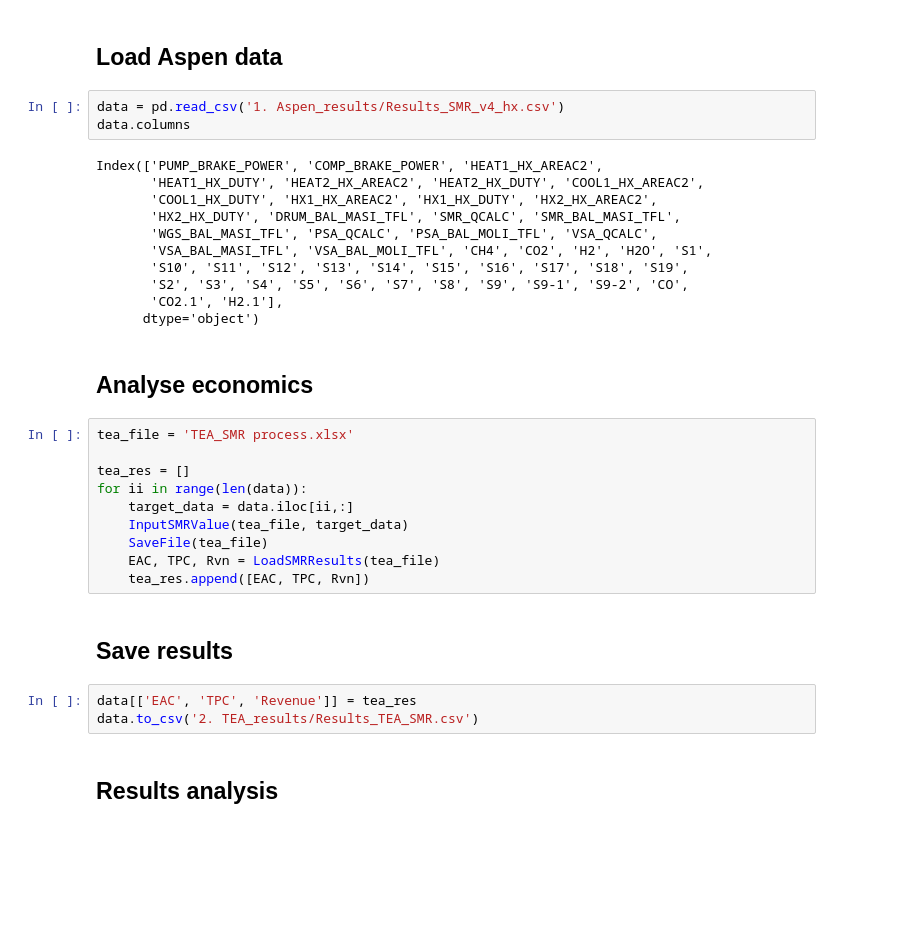
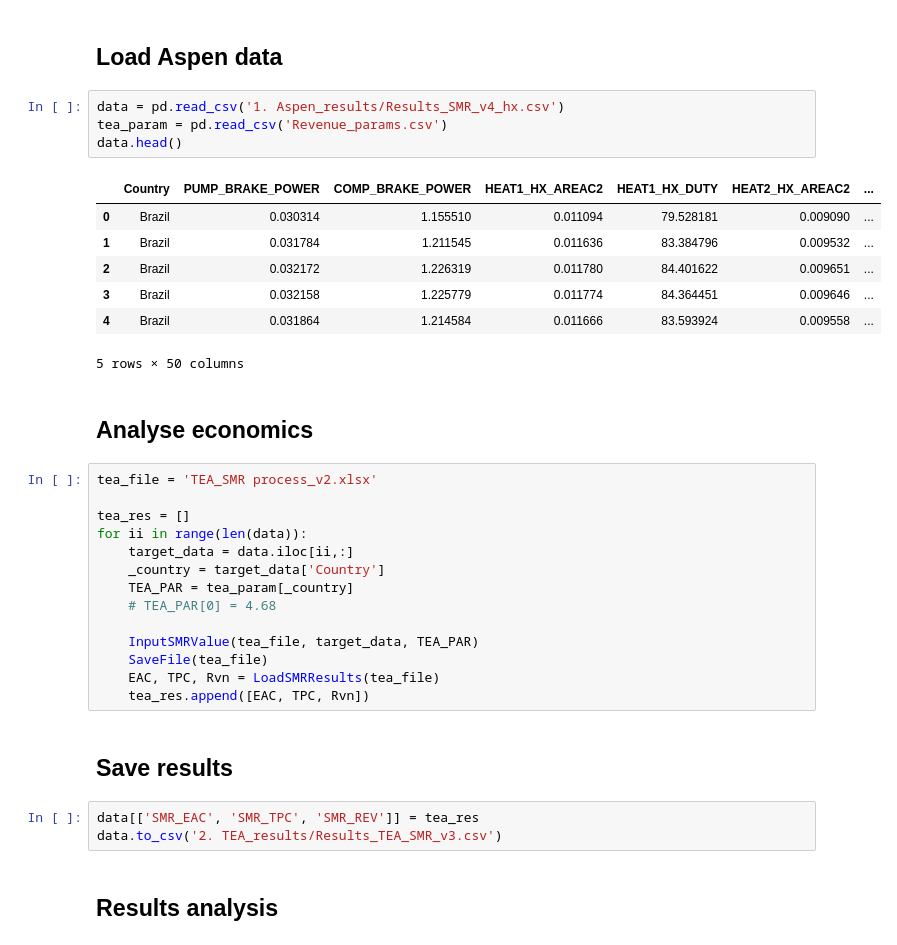
Before and after one commit to NahyeonAn/TeamEnv, a Jupyter notebook: TEA/TEA_PyrSMR.ipynb, the cells around one changed output. Cells and saved outputs as stored; diff of their text form; blank space fills up the shorter version.

```diff
--- a/TEA/TEA_PyrSMR.ipynb
+++ b/TEA/TEA_PyrSMR.ipynb
@@ -196,35 +211,37 @@ def LoadSMRResults(filename):
 ## Load Aspen data
 # %%
 data = pd.read_csv('1. Aspen_results/Results_SMR_v4_hx.csv')
-data.columns
+tea_param = pd.read_csv('Revenue_params.csv')
+data.head()
 # %% [output]
+|  | Country | PUMP_BRAKE_POWER | COMP_BRAKE_POWER | HEAT1_HX_AREAC2 | HEAT1_HX_DUTY | HEAT2_HX_AREAC2 | ... |
+| 0 | Brazil | 0.030314 | 1.155510 | 0.011094 | 79.528181 | 0.009090 | ... |
+| 1 | Brazil | 0.031784 | 1.211545 | 0.011636 | 83.384796 | 0.009532 | ... |
+| 2 | Brazil | 0.032172 | 1.226319 | 0.011780 | 84.401622 | 0.009651 | ... |
+| 3 | Brazil | 0.032158 | 1.225779 | 0.011774 | 84.364451 | 0.009646 | ... |
+| 4 | Brazil | 0.031864 | 1.214584 | 0.011666 | 83.593924 | 0.009558 | ... |
-Index(['PUMP_BRAKE_POWER', 'COMP_BRAKE_POWER', 'HEAT1_HX_AREAC2',
-       'HEAT1_HX_DUTY', 'HEAT2_HX_AREAC2', 'HEAT2_HX_DUTY', 'COOL1_HX_AREAC2',
-       'COOL1_HX_DUTY', 'HX1_HX_AREAC2', 'HX1_HX_DUTY', 'HX2_HX_AREAC2',
-       'HX2_HX_DUTY', 'DRUM_BAL_MASI_TFL', 'SMR_QCALC', 'SMR_BAL_MASI_TFL',
-       'WGS_BAL_MASI_TFL', 'PSA_QCALC', 'PSA_BAL_MOLI_TFL', 'VSA_QCALC',
-       'VSA_BAL_MASI_TFL', 'VSA_BAL_MOLI_TFL', 'CH4', 'CO2', 'H2', 'H2O', 'S1',
-       'S10', 'S11', 'S12', 'S13', 'S14', 'S15', 'S16', 'S17', 'S18', 'S19',
-       'S2', 'S3', 'S4', 'S5', 'S6', 'S7', 'S8', 'S9', 'S9-1', 'S9-2', 'CO',
-       'CO2.1', 'H2.1'],
-      dtype='object')
+5 rows × 50 columns
 # %% [markdown]
 ## Analyse economics
 # %%
-tea_file = 'TEA_SMR process.xlsx'
+tea_file = 'TEA_SMR process_v2.xlsx'
 
 tea_res = []
 for ii in range(len(data)):
     target_data = data.iloc[ii,:]
-    InputSMRValue(tea_file, target_data)
+    _country = target_data['Country']
+    TEA_PAR = tea_param[_country]
+    # TEA_PAR[0] = 4.68
+
+    InputSMRValue(tea_file, target_data, TEA_PAR)
     SaveFile(tea_file)
     EAC, TPC, Rvn = LoadSMRResults(tea_file)
     tea_res.append([EAC, TPC, Rvn])
 # %% [markdown]
 ## Save results
 # %%
-data[['EAC', 'TPC', 'Revenue']] = tea_res
-data.to_csv('2. TEA_results/Results_TEA_SMR.csv')
+data[['SMR_EAC', 'SMR_TPC', 'SMR_REV']] = tea_res
+data.to_csv('2. TEA_results/Results_TEA_SMR_v3.csv')
 # %% [markdown]
 ## Results analysis
 # %%
```
Also changed, not shown: parts of 23 cells of this notebook, 38 other files.
